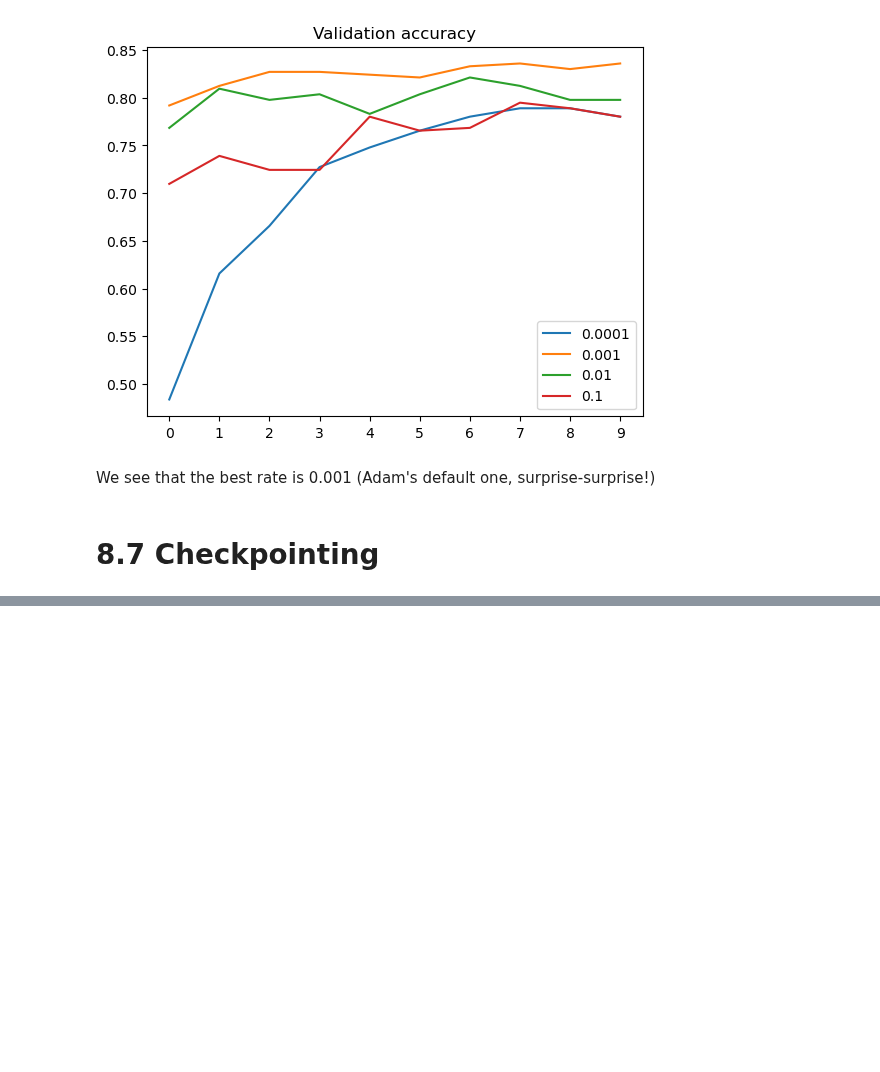
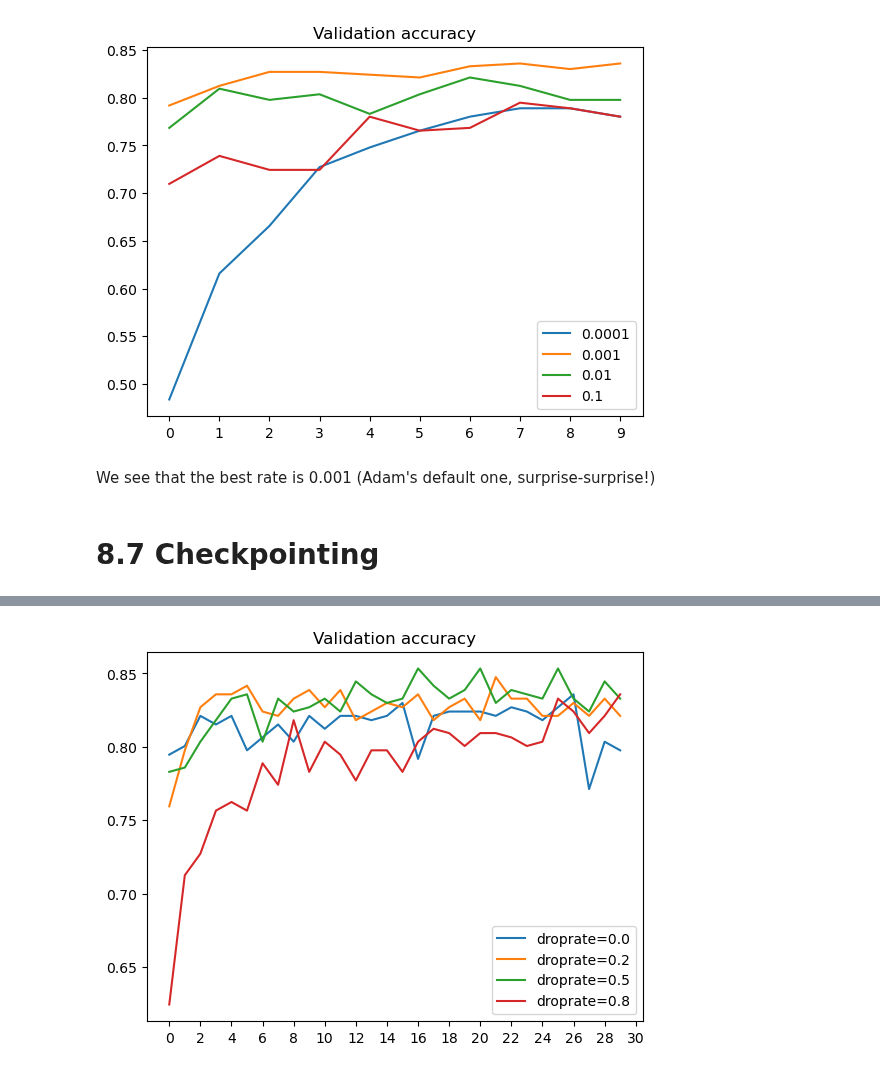
Before and after one commit to aaalexlit/machine-learning-zoomcamp-alex, a Jupyter notebook: 08-deep-learning/ml-zoomcamp-clothing-classification.ipynb, the cells around one changed output, grey strips where cells are left out. Cells and saved outputs as stored; diff of their text form; code cells hidden in the pictures; blank space fills up the shorter version.

```diff
--- a/08-deep-learning/ml-zoomcamp-clothing-classification.ipynb
+++ b/08-deep-learning/ml-zoomcamp-clothing-classification.ipynb
@@ -515,0 +555,13 @@ plt.legend();
+# %%
+scores = {}
+
+for droprate in [0.0, 0.2, 0.5, 0.8]:
+    print(droprate)
+
+    model = make_model(droprate=droprate)
+
+    history = model.fit(train_ds, epochs=30, validation_data=val_ds)
+    scores[droprate] = history.history
+
+    print()
+    print()
@@ -515,0 +609,10 @@ plt.legend();
+# %%
+for droprate, history in scores.items():
+    plt.plot(history['val_accuracy'], label=f'droprate={droprate}')
+
+
+plt.title('Validation accuracy')
+plt.xticks(range(0, 31, 2))
+plt.legend();
+# %% [output]
+[figure, added]
```
Also changed, not shown: parts of 20 cells of this notebook.
